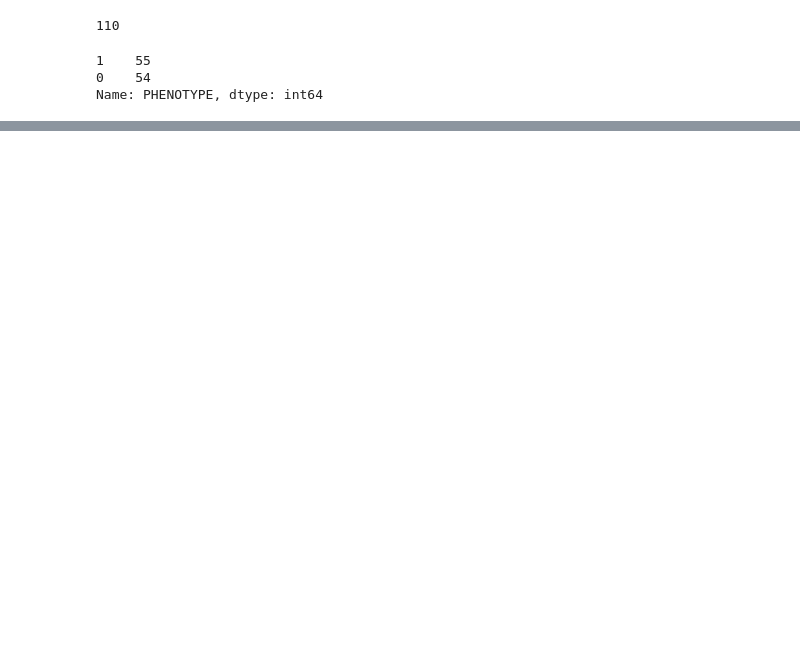
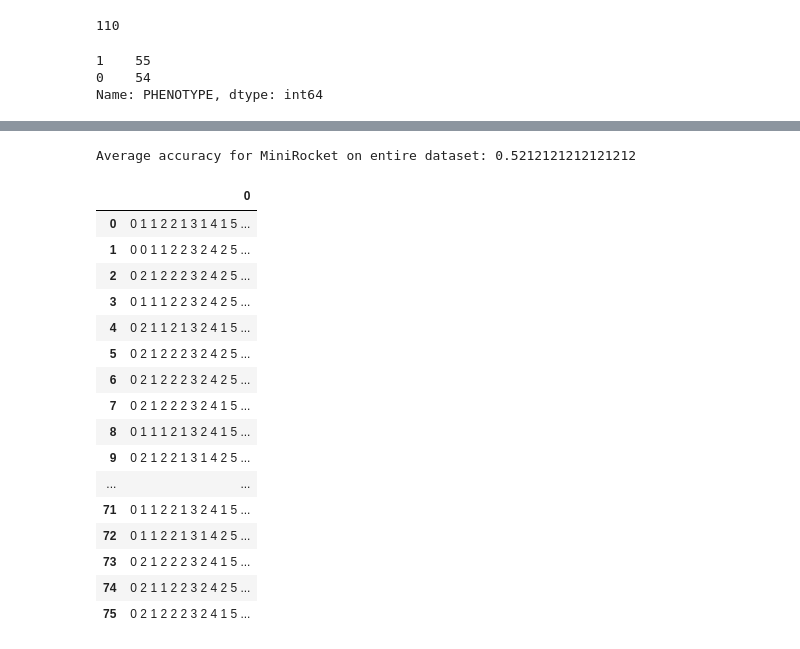
Before and after one commit to EannaCurran/FYP-Time-Series-Classification-For-GWAS-Data, a Jupyter notebook: FYP_Second_GWAS.ipynb, the cells around one changed output, grey strips where cells are left out. Cells and saved outputs as stored; diff of their text form; code cells hidden in the pictures; blank space fills up the shorter version.

```diff
--- a/FYP_Second_GWAS.ipynb
+++ b/FYP_Second_GWAS.ipynb
@@ -136,15 +130,15 @@ dfTestSeries = from_2d_array_to_nested(dfTest)
 # %%
 # Splitting time series data into training data and testing data
 
-xTrain, xTest, yTrain, yTest = train_test_split(dfTestSeries, phenotype, train_size=0.5, random_state=1)
+#xTrain, xTest, yTrain, yTest = train_test_split(dfTestSeries, phenotype, train_size=0.7, random_state=1)
 # %%
 # Extracting values from training split
 
-yTrain = yTrain.values
-yTest = yTest.values
+#yTrain = yTrain.values
+#yTest = yTest.values
 
-xTrain = xTrain.reset_index()
-xTrain = xTrain.drop(columns=["index"])
+#xTrain = xTrain.reset_index()
+#xTrain = xTrain.drop(columns=["index"])
 
-xTest = xTest.reset_index()
-xTest = xTest.drop(columns=["index"])
+#xTest = xTest.reset_index()
+#xTest = xTest.drop(columns=["index"])
@@ -166,0 +145,19 @@ yPredict = classifier.predict(xTestTransform)
+# %%
+# Classifying GWAS data using MiniRocket
+
+results = []
+for n in range(0,10):
+    xTrain, xTest, yTrain, yTest = train_test_split(dfTestSeries, phenotype, train_size=0.7)
+    minirocket = MiniRocket()
+    minirocket.fit(xTrain)
+    xTrainTransform = minirocket.transform(xTrain)
+
+    classifier = RidgeClassifierCV(alphas=np.logspace(-3, 3, 10), normalize=True)
+    classifier.fit(xTrainTransform, yTrain)
+
+    xTestTransform = minirocket.transform(xTest)
+    yPredict = classifier.predict(xTestTransform)
+
+    results.append(accuracy_score(yTest, yPredict))
+
+print(f"Average accuracy for MiniRocket on entire dataset: {sum(results) / len(results)}")
@@ -171,0 +281,45 @@ print(confusion_matrix(yTest, yPredict))
+# %%
+results = []
+for n in range(0,10):
+    xTrain, xTest, yTrain, yTest = train_test_split(dfTest, phenotype, train_size=0.7)
+
+    xTrain = xTrain.iloc[:, 32200:32300]
+    xTest = xTest.iloc[:, 32200:32300]
+
+    xTrain = from_2d_array_to_nested(xTrain)
+    xTest = from_2d_array_to_nested(xTest)
+    minirocket = MiniRocket()
+    minirocket.fit(xTrain)
+    xTrainTransform = minirocket.transform(xTrain)
+
+    classifier = RidgeClassifierCV(alphas=np.logspace(-3, 3, 10), normalize=True)
+    classifier.fit(xTrainTransform, yTrain)
+
+    xTestTransform = minirocket.transform(xTest)
+    yPredict = classifier.predict(xTestTransform)
+
+    results.append(accuracy_score(yTest, yPredict))
+
+print(f"Average accuracy for MiniRocket on entire dataset: {sum(results) / len(results)}")
+# %% [output]
+Average accuracy for MiniRocket on entire dataset: 0.5212121212121212
+# %%
+xTrainWindowSeries
+# %% [output]
+|  | 0 |
+| 0 | 0 1 1 2 2 1 3 1 4 1 5 ... |
+| 1 | 0 0 1 1 2 2 3 2 4 2 5 ... |
+| 2 | 0 2 1 2 2 2 3 2 4 2 5 ... |
+| 3 | 0 1 1 1 2 2 3 2 4 2 5 ... |
+| 4 | 0 2 1 1 2 1 3 2 4 1 5 ... |
+| 5 | 0 2 1 2 2 2 3 2 4 2 5 ... |
+| 6 | 0 2 1 2 2 2 3 2 4 2 5 ... |
+| 7 | 0 2 1 2 2 2 3 2 4 1 5 ... |
+| 8 | 0 1 1 1 2 1 3 2 4 1 5 ... |
+| 9 | 0 2 1 2 2 1 3 1 4 2 5 ... |
+| ... | ... |
+| 71 | 0 1 1 2 2 1 3 2 4 1 5 ... |
+| 72 | 0 1 1 2 2 1 3 1 4 2 5 ... |
+| 73 | 0 2 1 2 2 2 3 2 4 1 5 ... |
+| 74 | 0 2 1 1 2 2 3 2 4 2 5 ... |
+| 75 | 0 2 1 2 2 2 3 2 4 1 5 ... |
```
Also changed, not shown: parts of 20 cells of this notebook, 1 other file.
